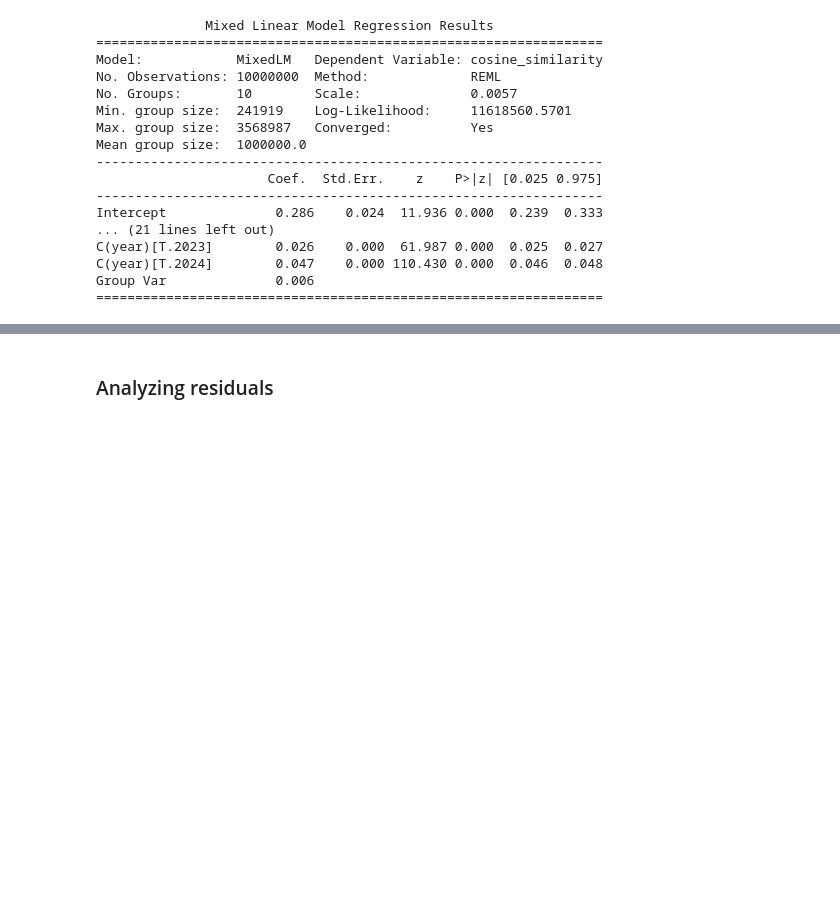
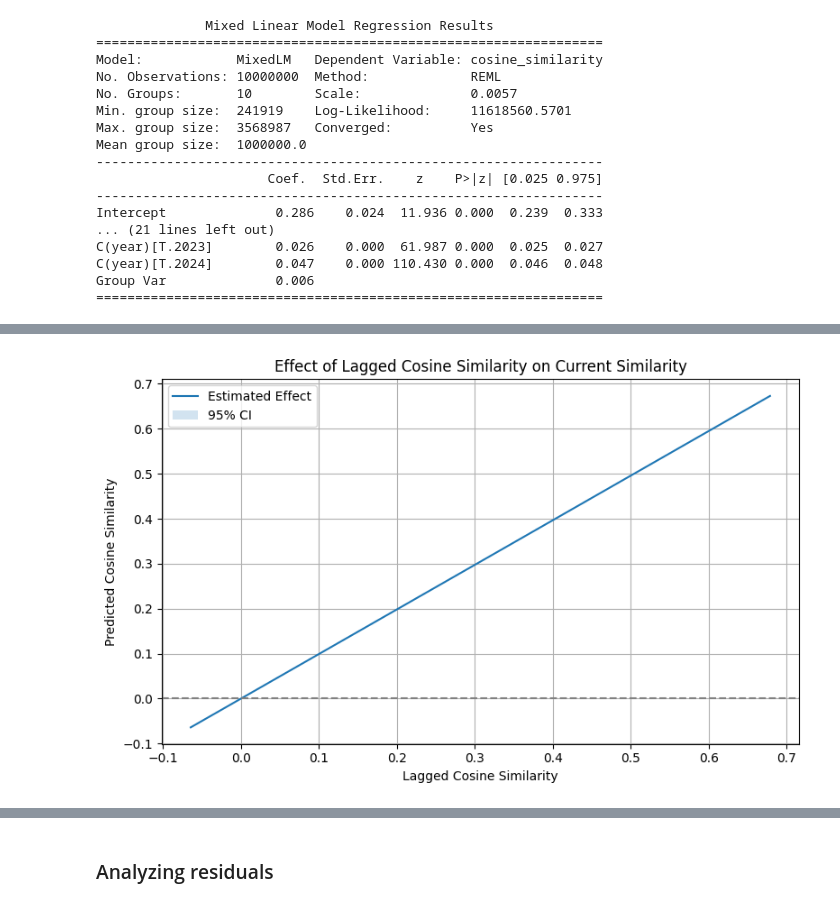
Before and after one commit to lramir14/MDS_thesis, a Jupyter notebook: clean-regressions.ipynb, the cells around one changed output, grey strips where cells are left out. Drawn from its saved outputs; the diff is of its cells as text; code cells hidden in the pictures; blank space fills up the shorter version.

```diff
--- a/clean-regressions.ipynb
+++ b/clean-regressions.ipynb
@@ -606,0 +667,28 @@ strong multicollinearity problems or that the design matrix is singular.
+# %%
+import numpy as np
+import matplotlib.pyplot as plt
+
+# Get the coefficient and 95% CI for lag_cosine
+lag_coef = model_dyn.params['lag_cosine']
+lag_ci = model_dyn.conf_int().loc['lag_cosine']
+
+# Create a range of lag_cosine values
+x_vals = np.linspace(df_dynamic_sample['lag_cosine'].min(), df_dynamic_sample['lag_cosine'].max(), 100)
+y_vals = lag_coef * x_vals
+y_lower = lag_ci[0] * x_vals
+y_upper = lag_ci[1] * x_vals
+
+# Plot
+plt.figure(figsize=(8, 5))
+plt.plot(x_vals, y_vals, label='Estimated Effect')
+plt.fill_between(x_vals, y_lower, y_upper, alpha=0.2, label='95% CI')
+plt.axhline(0, linestyle='--', color='gray')
+plt.title('Effect of Lagged Cosine Similarity on Current Similarity')
+plt.xlabel('Lagged Cosine Similarity')
+plt.ylabel('Predicted Cosine Similarity')
+plt.legend()
+plt.grid(True)
+plt.tight_layout()
+plt.show()
+# %% [output]
+[figure, added]
```
Also changed, not shown: parts of 13 cells of this notebook.
